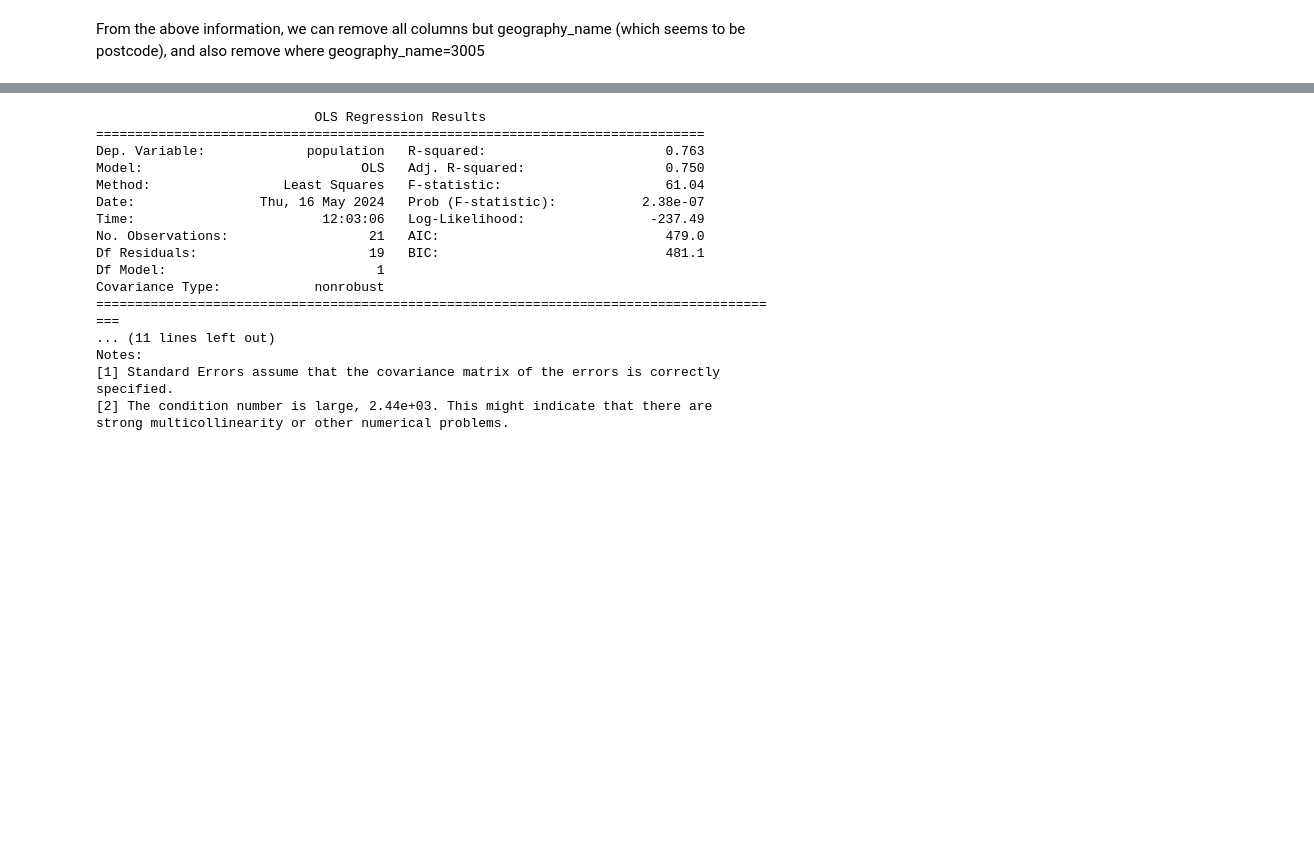
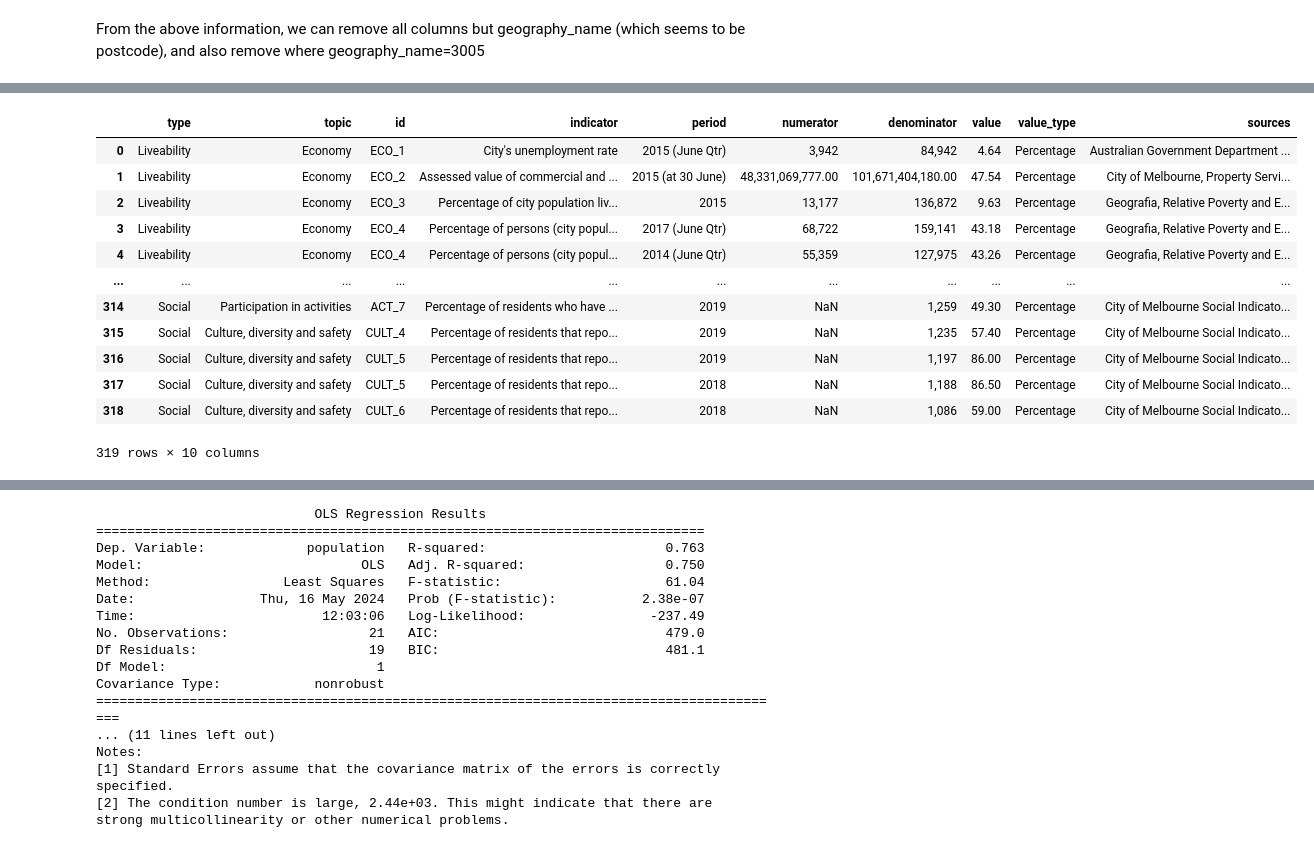
Before and after one commit to Harish-2502/CCC-Team-72, a Jupyter notebook: backend/livability_affordability modelling.ipynb, the cells around one changed output, grey strips where cells are left out. Drawn from its saved outputs; the diff is of its cells as text; code cells hidden in the pictures; blank space fills up the shorter version.

Commit message:
Halfway thru cleaning liveability

```diff
--- a/backend/livability_affordability modelling.ipynb
+++ b/backend/livability_affordability modelling.ipynb
@@ -288,0 +121,16 @@ analysis_df['population'] = pd.to_numeric(analysis_df['population'])
+# %%
+liveability
+# %% [output]
+|  | type | topic | id | indicator | period | numerator | denominator | value | value_type | sources |
+| 0 | Liveability | Economy | ECO_1 | City's unemployment rate | 2015 (June Qtr) | 3,942 | 84,942 | 4.64 | Percentage | Australian Government Department ... |
+| 1 | Liveability | Economy | ECO_2 | Assessed value of commercial and ... | 2015 (at 30 June) | 48,331,069,777.00 | 101,671,404,180.00 | 47.54 | Percentage | City of Melbourne, Property Servi... |
+| 2 | Liveability | Economy | ECO_3 | Percentage of city population liv... | 2015 | 13,177 | 136,872 | 9.63 | Percentage | Geografia, Relative Poverty and E... |
+| 3 | Liveability | Economy | ECO_4 | Percentage of persons (city popul... | 2017 (June Qtr) | 68,722 | 159,141 | 43.18 | Percentage | Geografia, Relative Poverty and E... |
+| 4 | Liveability | Economy | ECO_4 | Percentage of persons (city popul... | 2014 (June Qtr) | 55,359 | 127,975 | 43.26 | Percentage | Geografia, Relative Poverty and E... |
+| ... | ... | ... | ... | ... | ... | ... | ... | ... | ... | ... |
+| 314 | Social | Participation in activities | ACT_7 | Percentage of residents who have ... | 2019 | NaN | 1,259 | 49.30 | Percentage | City of Melbourne Social Indicato... |
+| 315 | Social | Culture, diversity and safety | CULT_4 | Percentage of residents that repo... | 2019 | NaN | 1,235 | 57.40 | Percentage | City of Melbourne Social Indicato... |
+| 316 | Social | Culture, diversity and safety | CULT_5 | Percentage of residents that repo... | 2019 | NaN | 1,197 | 86.00 | Percentage | City of Melbourne Social Indicato... |
+| 317 | Social | Culture, diversity and safety | CULT_5 | Percentage of residents that repo... | 2018 | NaN | 1,188 | 86.50 | Percentage | City of Melbourne Social Indicato... |
+| 318 | Social | Culture, diversity and safety | CULT_6 | Percentage of residents that repo... | 2018 | NaN | 1,086 | 59.00 | Percentage | City of Melbourne Social Indicato... |
+319 rows × 10 columns
```
Also changed, not shown: parts of 38 cells of this notebook.
